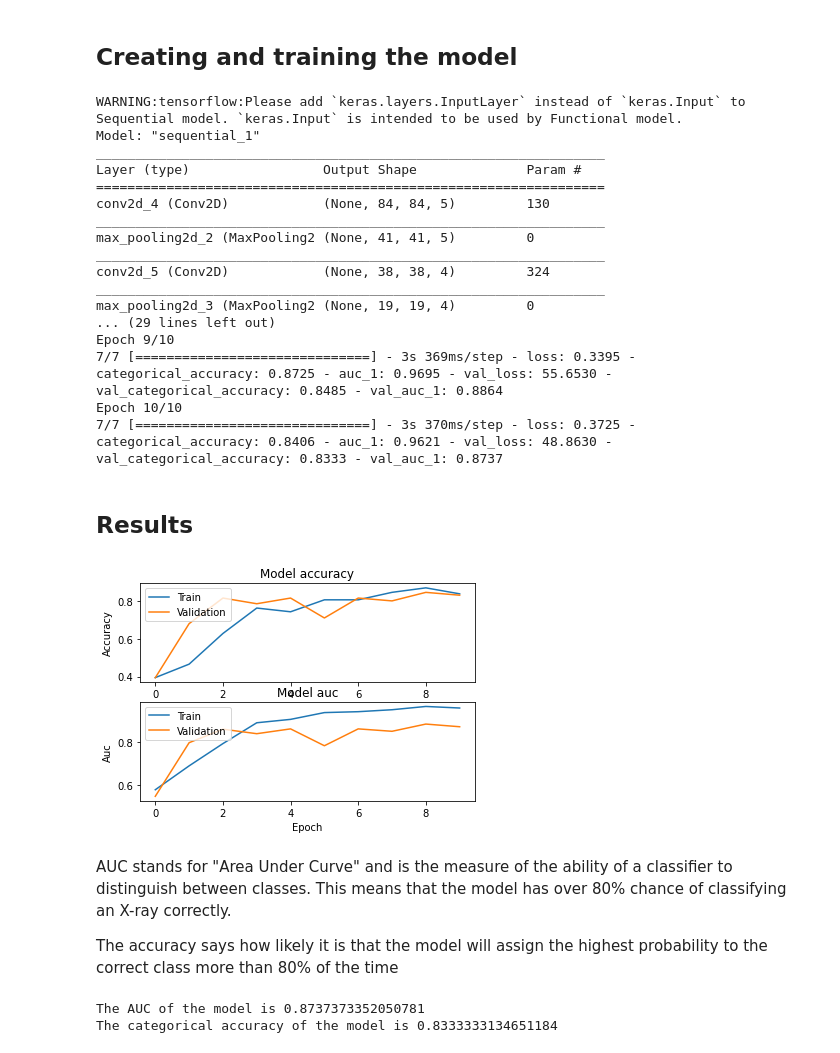
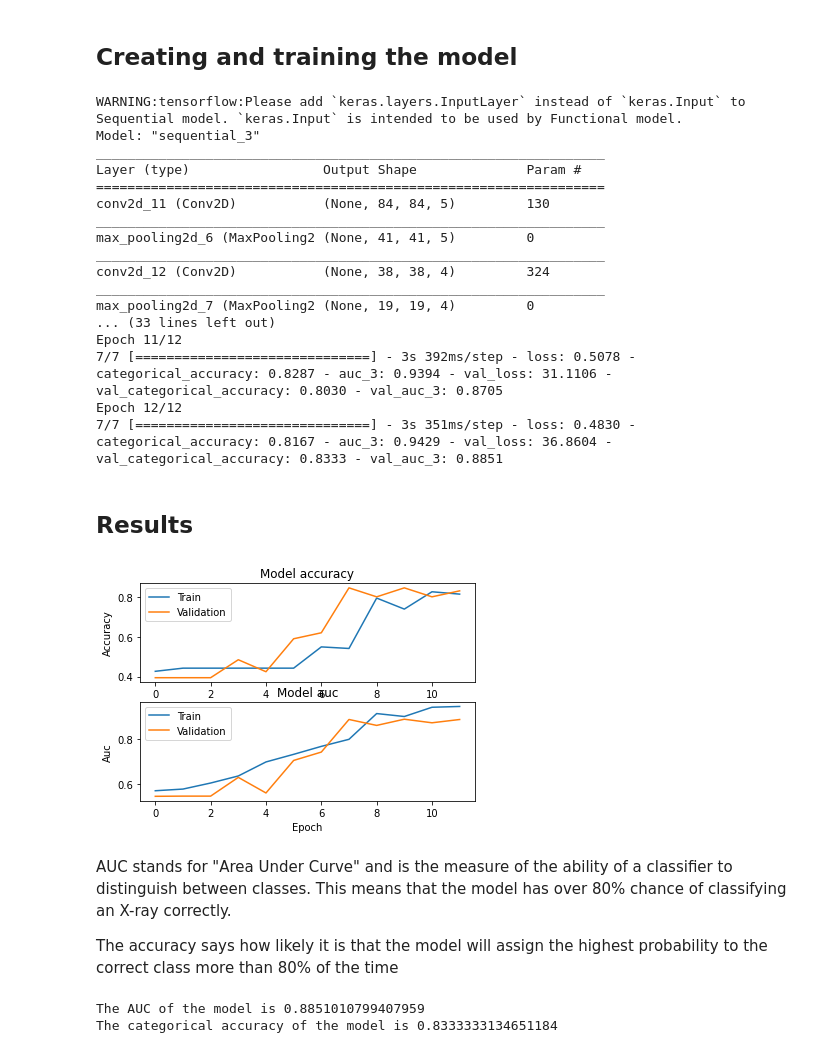
Before and after one commit to taheeraahmed/Image-classification-with-Tensorflow, a Jupyter notebook: image_classification.ipynb, the cells around one changed output. Drawn from its saved outputs; the diff is of its cells as text; code cells hidden in the pictures.

Commit message:
Best result for the model yet

```diff
--- a/image_classification.ipynb
+++ b/image_classification.ipynb
@@ -51,8 +51,8 @@ def design_model(training_data):
 
     # experimenting with extra layesr
     model.add(layers.Conv2D(4, 4, strides=1, activation="relu"))
-    #model.add(layers.Conv2D(1, 1, strides=1, activation="relu"))
-    model.add(layers.Dropout(0.1))
+    model.add(layers.Conv2D(2, 2, strides=1, activation="relu"))
+    #model.add(layers.Dropout(0.1))
 
     model.add(layers.Flatten())
 
@@ -72,61 +72,61 @@ es = EarlyStopping(monitor='categorical_accuracy', mode='min', verbose=1, patien
 # Training the model
 history = model.fit(
         training_iterator,
-        steps_per_epoch=training_iterator.samples/BATCH_SIZE, epochs=10,
+        steps_per_epoch=training_iterator.samples/BATCH_SIZE, epochs=12,
         validation_data=validation_iterator,
         validation_steps=validation_iterator.samples/BATCH_SIZE,
         callbacks=[es]
 )
 # %% [output]
 WARNING:tensorflow:Please add `keras.layers.InputLayer` instead of `keras.Input` to Sequential model. `keras.Input` is intended to be used by Functional model.
-Model: "sequential_1"
+Model: "sequential_3"
 _________________________________________________________________
 Layer (type)                 Output Shape              Param #
 =================================================================
-conv2d_4 (Conv2D)            (None, 84, 84, 5)         130
+conv2d_11 (Conv2D)           (None, 84, 84, 5)         130
 _________________________________________________________________
-max_pooling2d_2 (MaxPooling2 (None, 41, 41, 5)         0
+max_pooling2d_6 (MaxPooling2 (None, 41, 41, 5)         0
 _________________________________________________________________
-conv2d_5 (Conv2D)            (None, 38, 38, 4)         324
+conv2d_12 (Conv2D)           (None, 38, 38, 4)         324
 _________________________________________________________________
-max_pooling2d_3 (MaxPooling2 (None, 19, 19, 4)         0
-... (29 lines left out)
-Epoch 9/10
-7/7 [==============================] - 3s 369ms/step - loss: 0.3395 - categorical_accuracy: 0.8725 - auc_1: 0.9695 - val_loss: 55.6530 - val_categorical_accuracy: 0.8485 - val_auc_1: 0.8864
-Epoch 10/10
-7/7 [==============================] - 3s 370ms/step - loss: 0.3725 - categorical_accuracy: 0.8406 - auc_1: 0.9621 - val_loss: 48.8630 - val_categorical_accuracy: 0.8333 - val_auc_1: 0.8737
+max_pooling2d_7 (MaxPooling2 (None, 19, 19, 4)         0
+... (33 lines left out)
+Epoch 11/12
+7/7 [==============================] - 3s 392ms/step - loss: 0.5078 - categorical_accuracy: 0.8287 - auc_3: 0.9394 - val_loss: 31.1106 - val_categorical_accuracy: 0.8030 - val_auc_3: 0.8705
+Epoch 12/12
+7/7 [==============================] - 3s 351ms/step - loss: 0.4830 - categorical_accuracy: 0.8167 - auc_3: 0.9429 - val_loss: 36.8604 - val_categorical_accuracy: 0.8333 - val_auc_3: 0.8851
 # %% [markdown]
 ## Results
 # %%
 # plotting categorical and validation accuracy over epochs
 fig = plt.figure()
 ax1 = fig.add_subplot(2, 1, 1)
 ax1.plot(history.history['categorical_accuracy'])
 ax1.plot(history.history['val_categorical_accuracy'])
 ax1.set_title('Model accuracy')
 ax1.set_xlabel('Epoch')
 ax1.set_ylabel('Accuracy')
 ax1.legend(['Train', 'Validation'], loc='upper left')
 
 # plotting auc and validation auc over epochs
 ax2 = fig.add_subplot(2, 1, 2)
-ax2.plot(history.history['auc_1'])
-ax2.plot(history.history['val_auc_1'])
+ax2.plot(history.history['auc_3'])
+ax2.plot(history.history['val_auc_3'])
 ax2.set_title('Model auc')
 ax2.set_xlabel('Epoch')
 ax2.set_ylabel('Auc')
 ax2.legend(['Train', 'Validation'], loc='upper left')
 
 plt.show()
 # %% [output]
-[figure, old version]
+[figure, new version]
 # %% [markdown]
 AUC stands for "Area Under Curve" and is the measure of the ability of a classifier to distinguish between classes. This means that the model has over 80% chance of classifying an X-ray correctly.
 
 The accuracy says how likely it is that the model will assign the highest probability to the correct class more than 80% of the time
 # %%
-print(f"The AUC of the model is {history.history['val_auc_1'][-1]}")
+print(f"The AUC of the model is {history.history['val_auc_3'][-1]}")
 print(f"The categorical accuracy of the model is {history.history['val_categorical_accuracy'][-1]}")
 # %% [output]
-The AUC of the model is 0.8737373352050781
+The AUC of the model is 0.8851010799407959
 The categorical accuracy of the model is 0.8333333134651184
```
